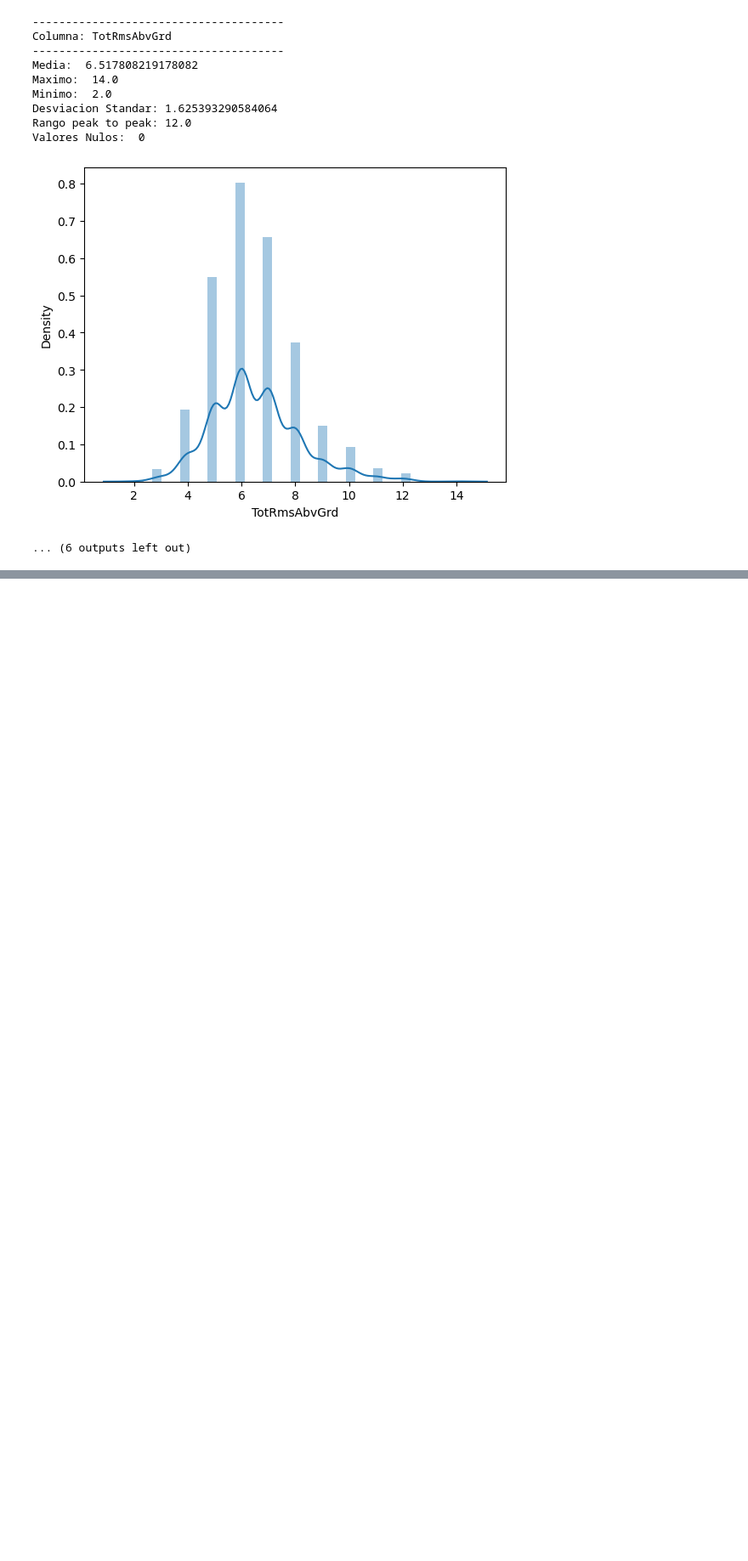
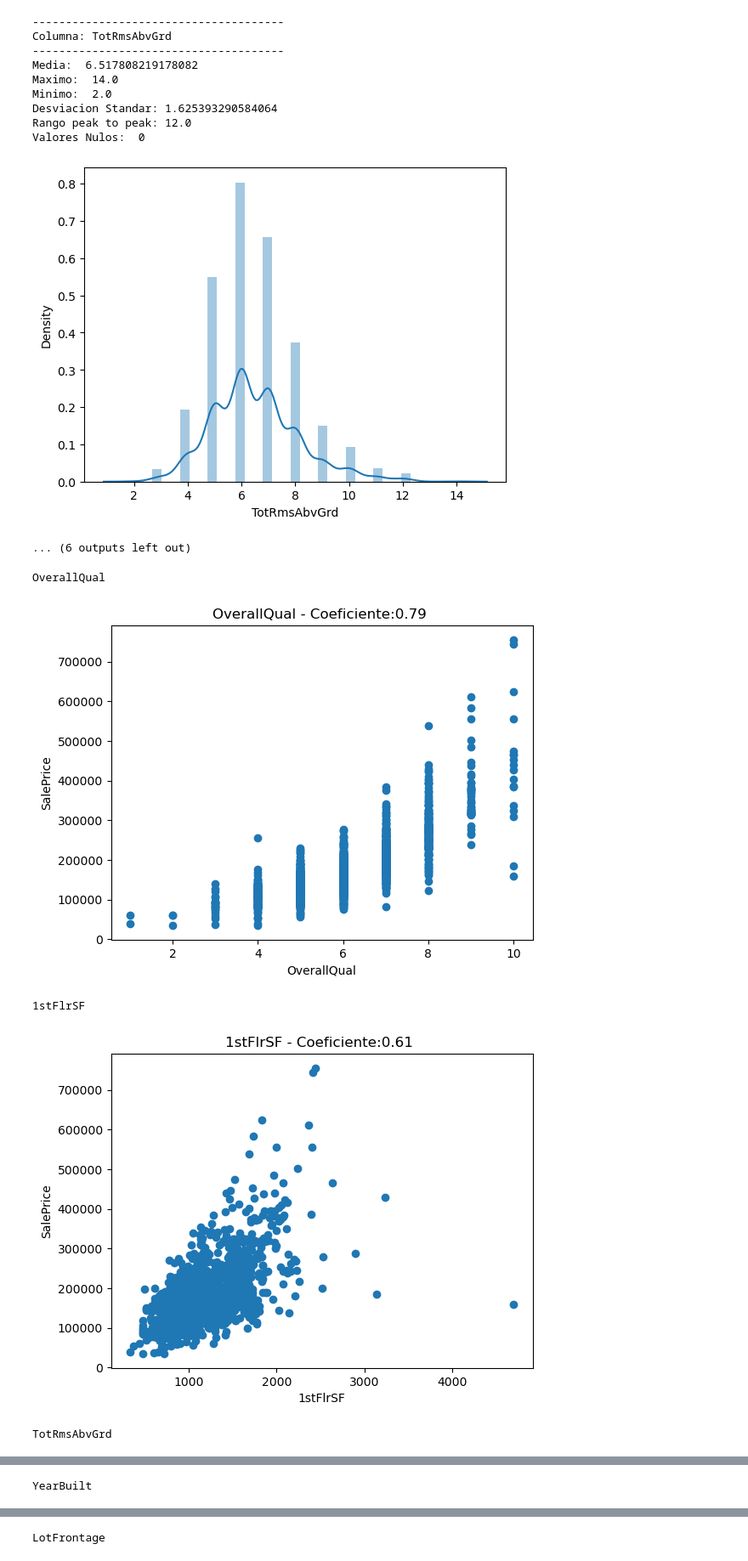
Before and after one commit to nafuent/Tareas_python, a Jupyter notebook: proyecto_cienciaDatos15004337.ipynb, the cells around one changed output, grey strips where cells are left out. Shown at 85% size. Saved outputs shown, nothing was run; the diff lists cells and outputs as text; code cells hidden in the pictures; blank space fills up the shorter version.

Commit message:
Se agrega calculo de correlacion

```diff
--- a/proyecto_cienciaDatos15004337.ipynb
+++ b/proyecto_cienciaDatos15004337.ipynb
@@ -187,3 +187,51 @@ Rango peak to peak: 12.0
 Valores Nulos:  0
 [figure]
 ... (6 outputs left out)
+# %%
+#FUNCION PARA OBTENER DATOS NECESARIOS PARA CALCULAR CORRELACION
+def estadisticos_col(df,col):
+    estds=df[col].describe()
+    media = estds["mean"]
+    std=estds["std"]
+    conteo =estds["count"]
+
+    return media, std, conteo
+
+
+
+# GRAFICAR X y Y con scatterPlot
+var_y='SalePrice'
+
+mediaY, stdY, conteoY=estadisticos_col(dataSet,var_y)
+dataSet["y_"]=dataSet[var_y]-mediaY
+
+
+# CALCULAR COEFICIENTE PARA COLUMNA
+for col in dataSet:
+    if col not in( var_y, "y_","x_","xy") :
+        print(col)
+        mediaX, stdX, conteoX=estadisticos_col(dataSet,col)
+        dataSet["x_"]=dataSet[col]-mediaX
+        dataSet["xy"]=dataSet["x_"]* dataSet["y_"]
+
+        sumaXY=dataSet["xy"].sum()
+        coeficiente=-1
+        if (conteoY>0 ) and (conteoX==conteoY):
+            coeficiente = sumaXY/( (conteoX-1) * stdX* stdY )
+
+        #print("coeficiente ", coeficiente)
+
+        plt.scatter(dataSet[col], dataSet[var_y] )
+        plt.xlabel(col)
+        plt.ylabel(var_y)
+        plt.title(f"{col} - Coeficiente:{round(coeficiente,2)  } ")
+        plt.show()
+
+
+dataSet.head()
+# %% [output]
+OverallQual
+[figure, added]
+1stFlrSF
+[figure, added]
+TotRmsAbvGrd
@@ -189,0 +239 @@ Valores Nulos:  0
+YearBuilt
@@ -189,0 +241 @@ Valores Nulos:  0
+LotFrontage
```
Also changed, not shown: parts of 2 cells of this notebook.
